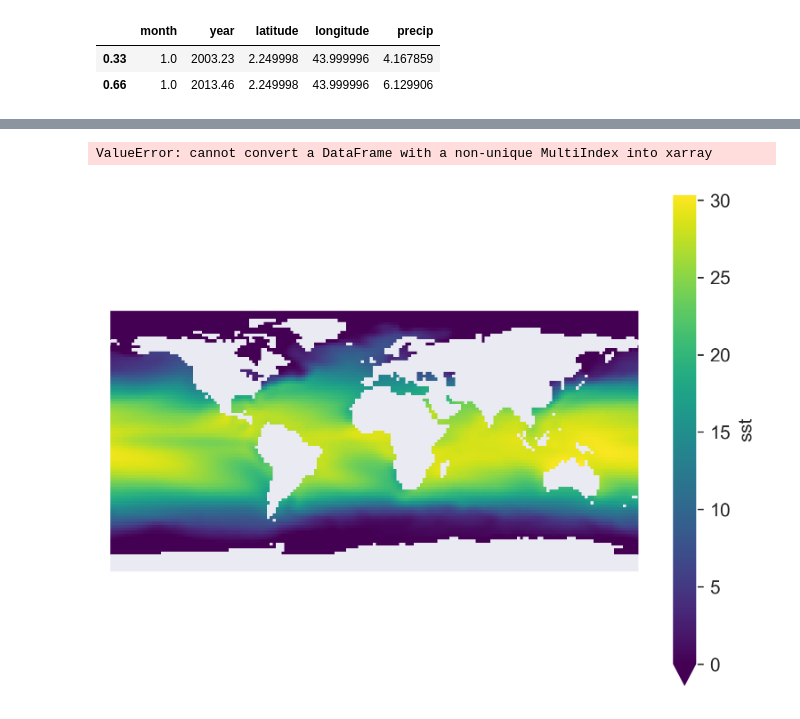
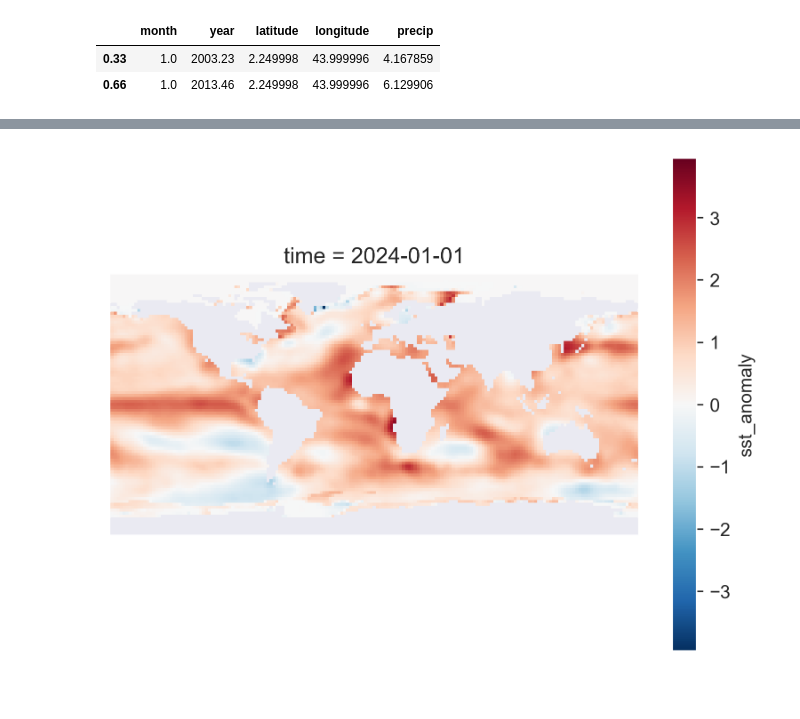
Before and after one commit to yatli24/CHC, a Jupyter notebook: Jupyter notebooks/sst.ipynb, the cells around one changed output, grey strips where cells are left out. Drawn from its saved outputs; the diff is of its cells as text; code cells hidden in the pictures; blank space fills up the shorter version.

```diff
--- a/Jupyter notebooks/sst.ipynb
+++ b/Jupyter notebooks/sst.ipynb
@@ -97,8 +92,9 @@ sst_anomaly
 # %%
-sst_anomaly.drop(['month', 'year'], axis=1).set_index(['lat', 'lon', 'time']).to_xarray()['sst_anomaly'].plot(
+sst_anomaly.drop(['month', 'year'], axis=1).set_index(['lat', 'lon', 'time']).to_xarray().sel(time='2024-01')['sst_anomaly'].plot(
     subplot_kws=dict(projection=ccrs.PlateCarree()),
     transform=ccrs.PlateCarree()
 )
+plt.savefig('figures/global_sst/sst_jan_2024.png')
 # %% [output]
-ValueError: cannot convert a DataFrame with a non-unique MultiIndex into xarray
+[figure, added]
 # %%
@@ -108,8 +109,0 @@ sst_df_jan_an = sst_df_jan[sst_df_jan['year'].isin(jan_an)]
-# %%
-p = sst_df_jan_bn.drop(['year', 'month'], axis=1).groupby(['lat', 'lon']).mean('sst').reset_index().set_index(['lat', 'lon']).to_xarray()['sst'].plot(
-    subplot_kws=dict(projection=ccrs.PlateCarree()),
-    transform=ccrs.PlateCarree(), vmin=0
-)
-plt.savefig('figures/global_sst/sst_jan_bn.png')
-# %% [output]
-[figure, removed]
```
Also changed, not shown: parts of 9 cells of this notebook, 1 other file.
